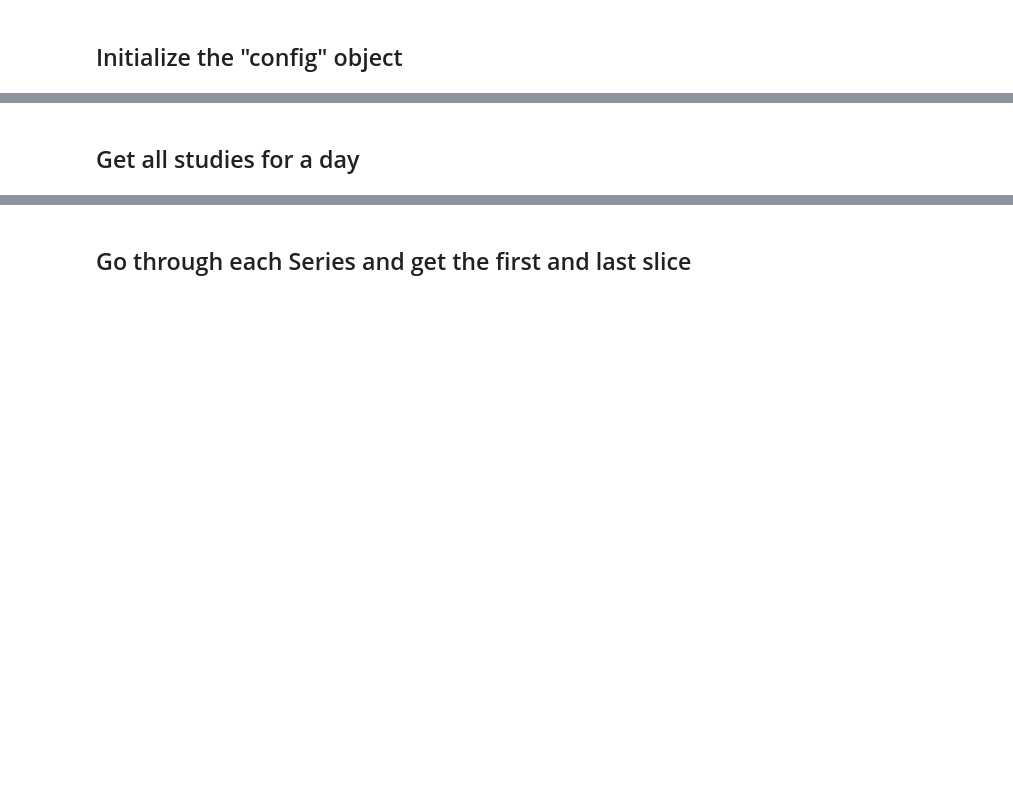
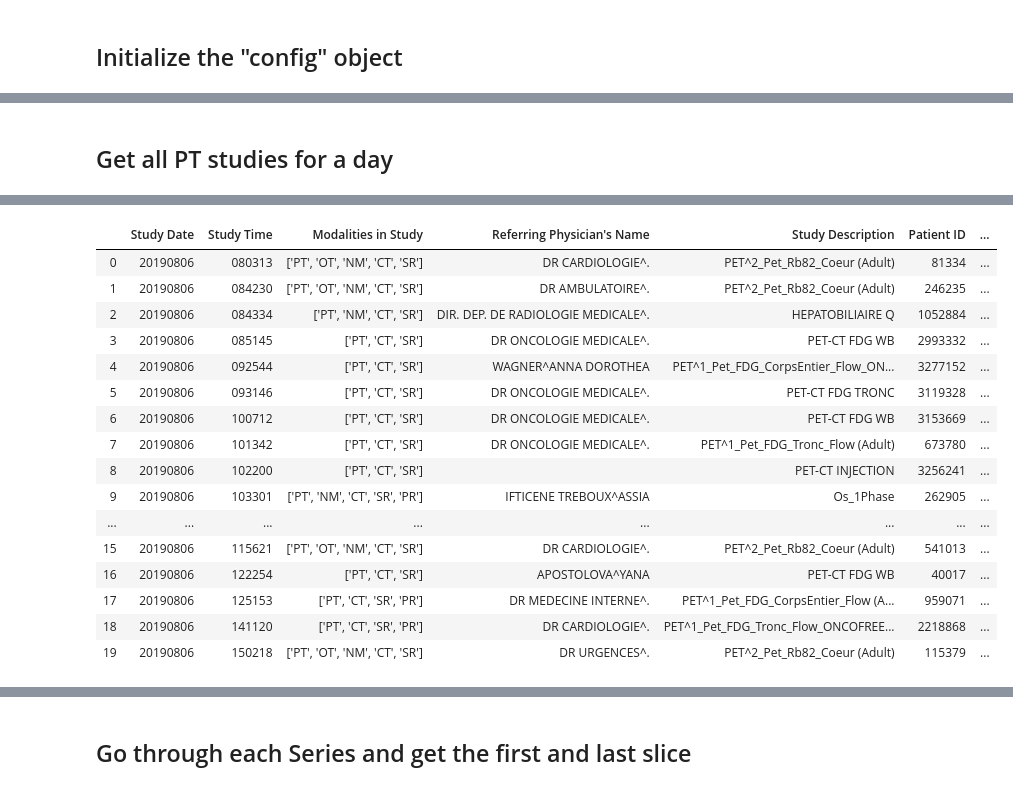
Before and after one commit to blaurenczy/pyschedvisu, a Jupyter notebook: retrieve_DICOMs_from_PACS.ipynb, the cells around one changed output, grey strips where cells are left out. Saved outputs shown, nothing was run; the diff lists cells and outputs as text; code cells hidden in the pictures; blank space fills up the shorter version.

```diff
--- a/retrieve_DICOMs_from_PACS.ipynb
+++ b/retrieve_DICOMs_from_PACS.ipynb
@@ -38,3 +46,7 @@ config = run_all()
 # %% [markdown]
-Get all studies for a day
+Get all PT studies for a day
 --
+# %%
+df_all_studies = find_PT_studies_for_day(config, '20190806')
+df_all_studies
+# %% [output]
@@ -40,0 +54,17 @@ Get all studies for a day
+|  | Study Date | Study Time | Modalities in Study | Referring Physician's Name | Study Description | Patient ID | ... |
+| 0 | 20190806 | 080313 | ['PT', 'OT', 'NM', 'CT', 'SR'] | DR CARDIOLOGIE^. | PET^2_Pet_Rb82_Coeur (Adult) | 81334 | ... |
+| 1 | 20190806 | 084230 | ['PT', 'OT', 'NM', 'CT', 'SR'] | DR AMBULATOIRE^. | PET^2_Pet_Rb82_Coeur (Adult) | 246235 | ... |
+| 2 | 20190806 | 084334 | ['PT', 'NM', 'CT', 'SR'] | DIR. DEP. DE RADIOLOGIE MEDICALE^. | HEPATOBILIAIRE Q | 1052884 | ... |
+| 3 | 20190806 | 085145 | ['PT', 'CT', 'SR'] | DR ONCOLOGIE MEDICALE^. | PET-CT FDG WB | 2993332 | ... |
+| 4 | 20190806 | 092544 | ['PT', 'CT', 'SR'] | WAGNER^ANNA DOROTHEA | PET^1_Pet_FDG_CorpsEntier_Flow_ON... | 3277152 | ... |
+| 5 | 20190806 | 093146 | ['PT', 'CT', 'SR'] | DR ONCOLOGIE MEDICALE^. | PET-CT FDG TRONC | 3119328 | ... |
+| 6 | 20190806 | 100712 | ['PT', 'CT', 'SR'] | DR ONCOLOGIE MEDICALE^. | PET-CT FDG WB | 3153669 | ... |
+| 7 | 20190806 | 101342 | ['PT', 'CT', 'SR'] | DR ONCOLOGIE MEDICALE^. | PET^1_Pet_FDG_Tronc_Flow (Adult) | 673780 | ... |
+| 8 | 20190806 | 102200 | ['PT', 'CT', 'SR'] |  | PET-CT INJECTION | 3256241 | ... |
+| 9 | 20190806 | 103301 | ['PT', 'NM', 'CT', 'SR', 'PR'] | IFTICENE TREBOUX^ASSIA | Os_1Phase | 262905 | ... |
+| ... | ... | ... | ... | ... | ... | ... | ... |
+| 15 | 20190806 | 115621 | ['PT', 'OT', 'NM', 'CT', 'SR'] | DR CARDIOLOGIE^. | PET^2_Pet_Rb82_Coeur (Adult) | 541013 | ... |
+| 16 | 20190806 | 122254 | ['PT', 'CT', 'SR'] | APOSTOLOVA^YANA | PET-CT FDG WB | 40017 | ... |
+| 17 | 20190806 | 125153 | ['PT', 'CT', 'SR', 'PR'] | DR MEDECINE INTERNE^. | PET^1_Pet_FDG_CorpsEntier_Flow (A... | 959071 | ... |
+| 18 | 20190806 | 141120 | ['PT', 'CT', 'SR', 'PR'] | DR CARDIOLOGIE^. | PET^1_Pet_FDG_Tronc_Flow_ONCOFREE... | 2218868 | ... |
+| 19 | 20190806 | 150218 | ['PT', 'OT', 'NM', 'CT', 'SR'] | DR URGENCES^. | PET^2_Pet_Rb82_Coeur (Adult) | 115379 | ... |
```
Also changed, not shown: parts of 32 cells of this notebook, 1 other file.
